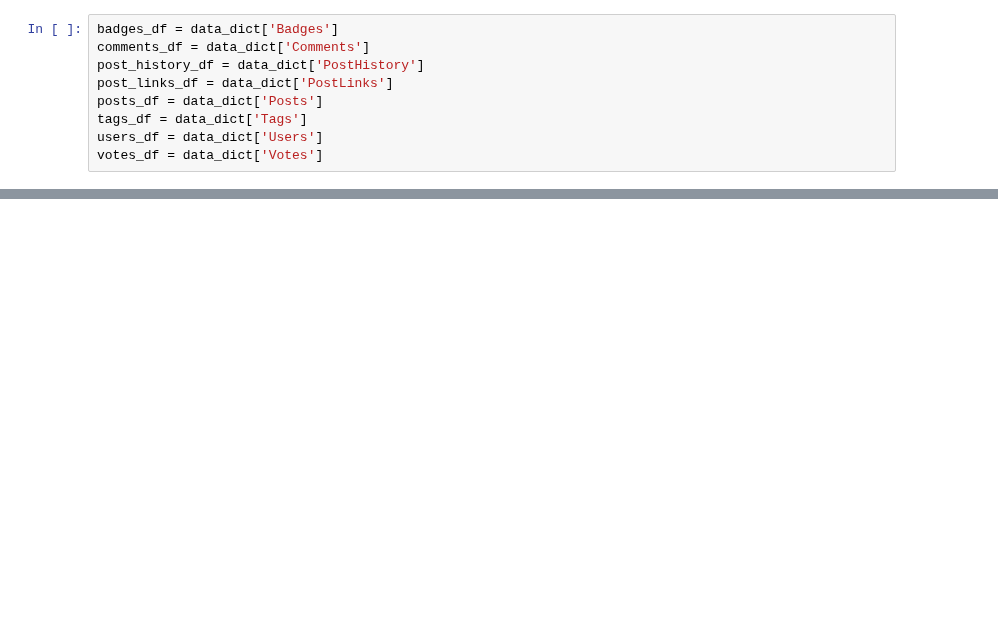
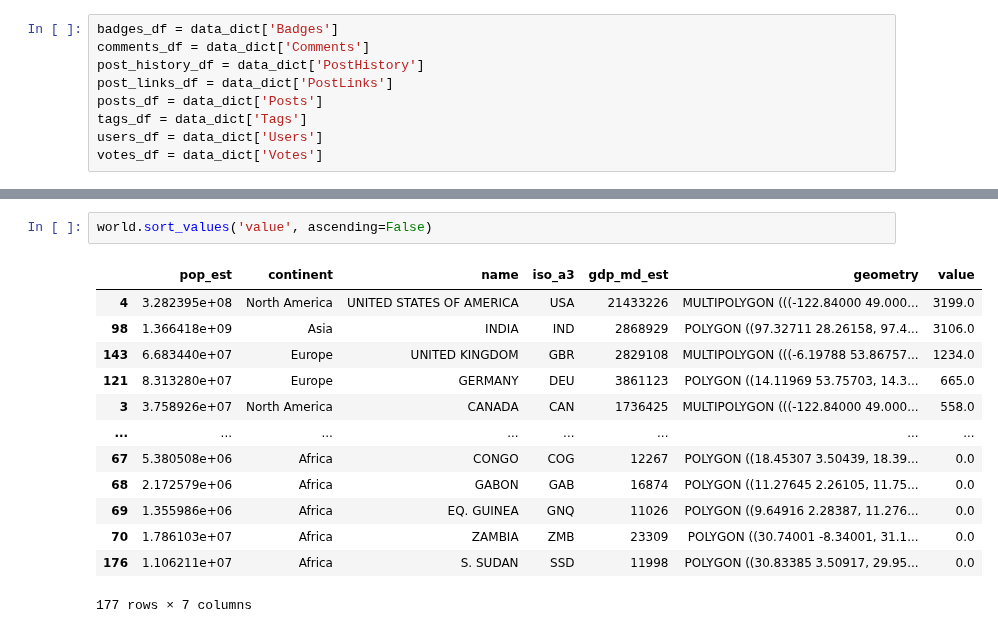
Before and after one commit to praveenkumarbalakrishnan/tasks, a Jupyter notebook: SIG731_Data_Wrangling_Task8HD.ipynb, the cells around one changed output, grey strips where cells are left out. Cells and saved outputs as stored; diff of their text form; blank space fills up the shorter version.

```diff
--- a/SIG731_Data_Wrangling_Task8HD.ipynb
+++ b/SIG731_Data_Wrangling_Task8HD.ipynb
@@ -165,0 +290,16 @@ votes_df = data_dict['Votes']
+# %%
+world.sort_values('value', ascending=False)
+# %% [output]
+|  | pop_est | continent | name | iso_a3 | gdp_md_est | geometry | value |
+| 4 | 3.282395e+08 | North America | UNITED STATES OF AMERICA | USA | 21433226 | MULTIPOLYGON (((-122.84000 49.000... | 3199.0 |
+| 98 | 1.366418e+09 | Asia | INDIA | IND | 2868929 | POLYGON ((97.32711 28.26158, 97.4... | 3106.0 |
+| 143 | 6.683440e+07 | Europe | UNITED KINGDOM | GBR | 2829108 | MULTIPOLYGON (((-6.19788 53.86757... | 1234.0 |
+| 121 | 8.313280e+07 | Europe | GERMANY | DEU | 3861123 | POLYGON ((14.11969 53.75703, 14.3... | 665.0 |
+| 3 | 3.758926e+07 | North America | CANADA | CAN | 1736425 | MULTIPOLYGON (((-122.84000 49.000... | 558.0 |
+| ... | ... | ... | ... | ... | ... | ... | ... |
+| 67 | 5.380508e+06 | Africa | CONGO | COG | 12267 | POLYGON ((18.45307 3.50439, 18.39... | 0.0 |
+| 68 | 2.172579e+06 | Africa | GABON | GAB | 16874 | POLYGON ((11.27645 2.26105, 11.75... | 0.0 |
+| 69 | 1.355986e+06 | Africa | EQ. GUINEA | GNQ | 11026 | POLYGON ((9.64916 2.28387, 11.276... | 0.0 |
+| 70 | 1.786103e+07 | Africa | ZAMBIA | ZMB | 23309 | POLYGON ((30.74001 -8.34001, 31.1... | 0.0 |
+| 176 | 1.106211e+07 | Africa | S. SUDAN | SSD | 11998 | POLYGON ((30.83385 3.50917, 29.95... | 0.0 |
+177 rows × 7 columns
```
Also changed, not shown: parts of 16 cells of this notebook.
